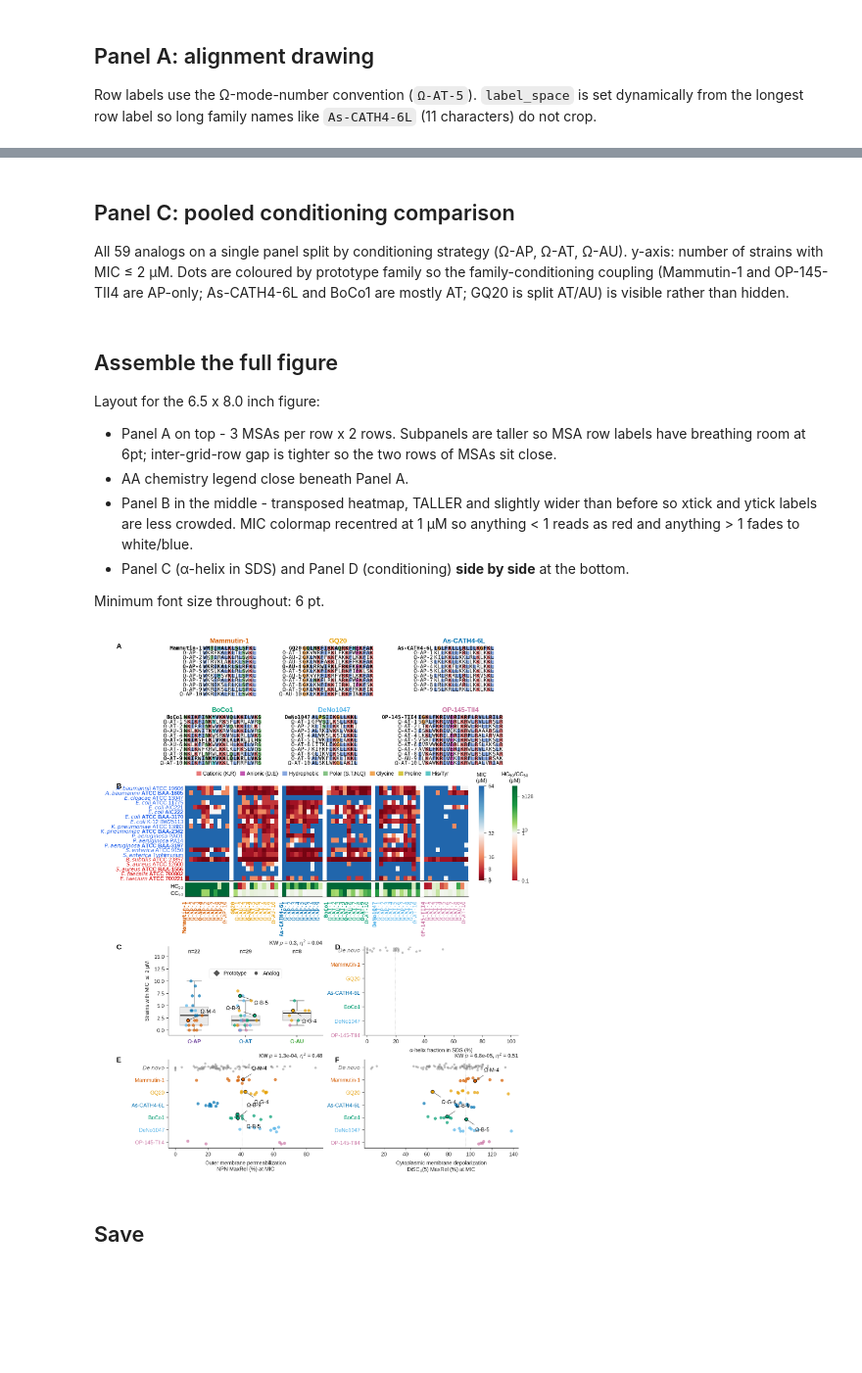
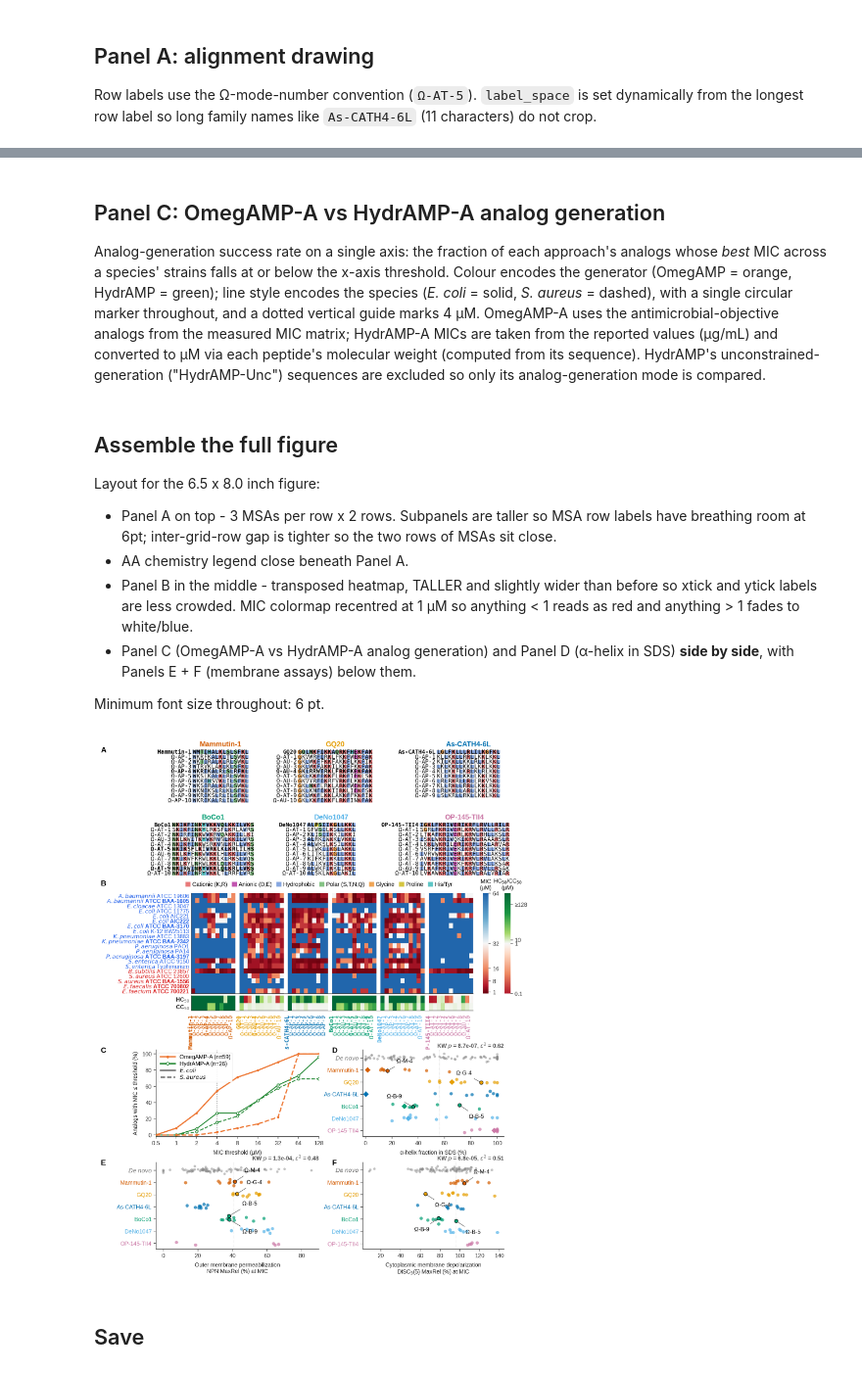
Before and after one commit to szczurek-lab/omegamp-dashboard, a Jupyter notebook: notebooks/figureS5_analog-wet.ipynb, the cells around one changed output, grey strips where cells are left out. Shown at 98% size. Drawn from its saved outputs; the diff is of its cells as text; code cells hidden in the pictures; blank space fills up the shorter version.

```diff
--- a/notebooks/figureS5_analog-wet.ipynb
+++ b/notebooks/figureS5_analog-wet.ipynb
@@ -396,7 +398,7 @@ def draw_full_heatmap(ax_mic, ax_tox, cax_mic, cax_tox):
     cb_mic = plt.colorbar(im_mic, cax=cax_mic)
     cb_mic.set_label("")  # avoid right-side label overlap
     cb_mic.ax.set_title("MIC\n(μM)", fontsize=6, pad=4, loc="center")
-    cb_mic.set_ticks([0, 1, 8, 16, 32, 64])
+    cb_mic.set_ticks([1, 8, 16, 32, 64])
     cb_mic.ax.minorticks_off()
     cb_mic.ax.tick_params(labelsize=6)
     cb_mic.outline.set_visible(False)
@@ -426,8 +428,8 @@ membrane-mimetic for AMPs.
 from scipy.stats import kruskal
 
 LEAD_HELIX_OFFSETS = {
-    "Ω-AT-BoCo1-5":      (10,  10),
-    "Ω-AT-BoCo1-9":      (10, -10),
+    "Ω-AT-BoCo1-5":      (10, -12),
+    "Ω-AT-BoCo1-9":      (-12, 11),
     "Ω-AU-GQ20-4":       (-10, 10),
     "Ω-AP-Mammutin-1-4": (10,  10),
 }
@@ -435,7 +437,7 @@ LEAD_HELIX_OFFSETS = {
 def draw_helix_panel(ax):
     """Horizontal strip of fH_SDS_H2O by family, with de novo reference on top.
 
-    Order matches Figure 5 F/G: families bottom-to-top, de novo above all six
+    Order matches Figure 4 F/G: families bottom-to-top, de novo above all six
     family rows. Leads are highlighted with black-outlined markers and
     Ω-family-letter-number callouts. KW + ε² in lower-right corner.
     """
@@ -495,14 +497,14 @@ def draw_helix_panel(ax):
                 ax.scatter(row["fH_SDS_H2O"], i + jit[j], c=color, s=12,
                            marker="o", edgecolors="none", alpha=0.7, zorder=3)
 
-    # KW + eta^2 (consistent with Figure 5 D-G)
+    # KW + epsilon^2 (consistent with Figure 4 D-G)
     groups = [g for g in groups if len(g) > 0]
     if len(groups) >= 2:
         H, p = kruskal(*groups)
         n_total = sum(len(g) for g in groups)
         k = len(groups)
         eta2 = H / (n_total - 1)
-        ax.set_title(f"KW $p$ = {p:.1e}, $\\eta^2$ = {eta2:.2f}",
+        ax.set_title(f"KW $p$ = {p:.1e}, $\\varepsilon^2$ = {eta2:.2f}",
                      loc="right", fontsize=6, color="#555",
                      fontweight="bold", pad=2)
 
@@ -523,9 +525,9 @@ at-MIC design). Comparison to Figure 5F/G which uses family-anchored fixed
 concentrations.
 # %%
 LEAD_OFFSETS_MEM = {
-    "Ω-AT-BoCo1-5":      {"NPN": (10, -14), "DiSC": (10, -12)},
-    "Ω-AT-BoCo1-9":      {"NPN": (10,  14), "DiSC": (10,  12)},
-    "Ω-AU-GQ20-4":       {"NPN": (10, -12), "DiSC": (10, -12)},
+    "Ω-AT-BoCo1-5":      {"NPN": (14,  13), "DiSC": (10, -12)},
+    "Ω-AT-BoCo1-9":      {"NPN": (14, -13), "DiSC": (-10, -12)},
+    "Ω-AU-GQ20-4":       {"NPN": (10,  12), "DiSC": (10, -12)},
     "Ω-AP-Mammutin-1-4": {"NPN": (10,  12), "DiSC": (10,  12)},
 }
 
@@ -610,17 +612,22 @@ def draw_membrane_panels(ax_e, ax_f):
             n_total = sum(len(g) for g in groups)
             k = len(groups)
             eta2 = H / (n_total - 1)
-            ax.set_title(f"KW $p$ = {p:.1e}, $\\eta^2$ = {eta2:.2f}",
+            ax.set_title(f"KW $p$ = {p:.1e}, $\\varepsilon^2$ = {eta2:.2f}",
                          loc="right", fontsize=6, color="#555",
                          fontweight="bold", pad=2)
         for s in ("top", "right"):
             ax.spines[s].set_visible(False)
 # %% [markdown]
-## Panel C: pooled conditioning comparison
+## Panel C: OmegAMP-A vs HydrAMP-A analog generation
 
-All 59 analogs on a single panel split by conditioning strategy (Ω-AP, Ω-AT,
-Ω-AU). y-axis: number of strains with MIC ≤ 2 μM. Dots are coloured by prototype
-family so the family-conditioning coupling (Mammutin-1 and OP-145-TII4 are
-AP-only; As-CATH4-6L and BoCo1 are mostly AT; GQ20 is split AT/AU) is visible
-rather than hidden.
+Analog-generation success rate on a single axis: the fraction of each approach's
+analogs whose *best* MIC across a species' strains falls at or below the x-axis
+threshold. Colour encodes the generator (OmegAMP = orange, HydrAMP = green);
+line style encodes the species (*E. coli* = solid, *S. aureus* = dashed), with a
+single circular marker throughout, and a dotted vertical guide marks 4 µM.
+OmegAMP-A uses the antimicrobial-objective analogs from the measured MIC matrix;
+HydrAMP-A MICs are taken from the reported values (µg/mL) and converted to µM via
+each peptide's molecular weight (computed from its sequence). HydrAMP's
+unconstrained-generation ("HydrAMP-Unc") sequences are excluded so only its
+analog-generation mode is compared.
 # %%
@@ -709,8 +749,8 @@ Layout for the 6.5 x 8.0 inch figure:
 - Panel B in the middle - transposed heatmap, TALLER and slightly wider than
   before so xtick and ytick labels are less crowded. MIC colormap recentred at
   1 μM so anything < 1 reads as red and anything > 1 fades to white/blue.
-- Panel C (α-helix in SDS) and Panel D (conditioning) **side by side** at the
-  bottom.
+- Panel C (OmegAMP-A vs HydrAMP-A analog generation) and Panel D (α-helix in
+  SDS) **side by side**, with Panels E + F (membrane assays) below them.
 
 Minimum font size throughout: 6 pt.
 # %%
@@ -780,7 +820,7 @@ fig.legend(handles=handles, loc="upper center",
            handletextpad=0.3, columnspacing=0.8,
            handlelength=0.9, handleheight=0.9, borderpad=0)
 y_cursor -= to_frac(0.09)
-y_cursor -= to_frac(0.18)   # A → B: increased gap
+y_cursor -= to_frac(0.12)   # A → B gap
 
 # ── PANEL B: heatmap ─────────────────────────────────────────────────────────
 B_MIC_TOP = y_cursor
@@ -791,70 +831,57 @@ B_TOX_TOP = y_cursor
 y_cursor -= to_frac(0.22)
 B_TOX_BOT = y_cursor
 
-b_left, b_right = 0.17, 0.85
+b_left, b_right = 0.21, 0.85
 ax_mic = fig.add_axes([b_left, B_MIC_BOT, b_right - b_left, B_MIC_TOP - B_MIC_BOT])
 ax_tox = fig.add_axes([b_left, B_TOX_BOT, b_right - b_left, B_TOX_TOP - B_TOX_BOT])
-cax_mic = fig.add_axes([b_right + 0.025, B_MIC_BOT, 0.013, B_MIC_TOP - B_MIC_BOT])
-cax_tox = fig.add_axes([b_right + 0.105, B_MIC_BOT, 0.013, B_MIC_TOP - B_MIC_BOT])
+cax_mic = fig.add_axes([b_right + 0.022, B_MIC_BOT, 0.013, B_MIC_TOP - B_MIC_BOT])
+cax_tox = fig.add_axes([b_right + 0.072, B_MIC_BOT, 0.013, B_MIC_TOP - B_MIC_BOT])
 draw_full_heatmap(ax_mic, ax_tox, cax_mic, cax_tox)
-fig.text(0.005, B_MIC_TOP + 0.005, "B", **L)
+fig.text(0.005, B_MIC_TOP + 0.024, "B", **L)
 
 y_cursor -= to_frac(0.38)   # 90° xtick label space
-y_cursor -= to_frac(0.40)   # B → CD: increased gap
+y_cursor -= to_frac(0.20)   # B → CD gap
 
 # ── Shared left/right edges for C, D, E, F (same width) ──────────────────────
 P_LEFT_L  = 0.13   # left edge of left panels  (C, E)
 P_RIGHT_L = 0.50   # right edge of left panels
 P_LEFT_R  = 0.60   # left edge of right panels (D, F)
-P_RIGHT_R = 0.97   # right edge of right panels
+P_RIGHT_R = 0.92   # right edge of right panels
 
-PANEL_H = 1.38     # uniform height in inches for all four panels
+PANEL_H = 1.28     # uniform height in inches for all four panels
+                   # (trimmed from 1.38 to keep the export inside 6.5 x 8 in)
 
 # ── PANELS C + D ─────────────────────────────────────────────────────────────
 CD_TOP = y_cursor
 y_cursor -= to_frac(PANEL_H)
 CD_BOT = y_cursor
 
 ax_c = fig.add_axes([P_LEFT_L, CD_BOT, P_RIGHT_L - P_LEFT_L, CD_TOP - CD_BOT])
-draw_cond_panel(ax_c)
+draw_hydramp_panel(ax_c)
 fig.text(0.005, CD_TOP + 0.005, "C", **L)
-
-# Prototype / Analog marker legend at y≈13 in data coords (ylim -1 to 17 → axes fraction ≈0.78)
-ax_c.legend(
-    handles=[
-        Line2D([], [], marker="D", color="w", markerfacecolor="#555",
-               markeredgecolor="none", markersize=5, lw=0, label="Prototype"),
-        Line2D([], [], marker="o", color="w", markerfacecolor="#555",
-               markeredgecolor="none", markersize=4, lw=0, label="Analog"),
-    ],
-    loc="upper center", bbox_to_anchor=(0.5, 0.78),
-    ncol=2, fontsize=6,
-    frameon=True, framealpha=0.95, edgecolor="#ddd",
-    handletextpad=0.3, columnspacing=0.8,
-)
 
 ax_d = fig.add_axes([P_LEFT_R, CD_BOT, P_RIGHT_R - P_LEFT_R, CD_TOP - CD_BOT])
 draw_helix_panel(ax_d)
 fig.text(P_LEFT_R - 0.07, CD_TOP + 0.005, "D", **L)
 
 y_cursor -= to_frac(0.38)   # CD → EF gap
 
 # ── PANELS E + F ─────────────────────────────────────────────────────────────
 EF_TOP = y_cursor
 y_cursor -= to_frac(PANEL_H)
 EF_BOT = y_cursor
 
 ax_e = fig.add_axes([P_LEFT_L, EF_BOT, P_RIGHT_L - P_LEFT_L, EF_TOP - EF_BOT])
 fig.text(0.005, EF_TOP + 0.005, "E", **L)
 
 ax_f = fig.add_axes([P_LEFT_R, EF_BOT, P_RIGHT_R - P_LEFT_R, EF_TOP - EF_BOT])
 fig.text(P_LEFT_R - 0.07, EF_TOP + 0.005, "F", **L)
 
 draw_membrane_panels(ax_e, ax_f)
 
 plt.show()
 # %% [output]
-[figure, old version]
+[figure, new version]
 # %% [markdown]
 ## Save
 # %%
```
Also changed, not shown: parts of 9 cells of this notebook, 7 other files.
